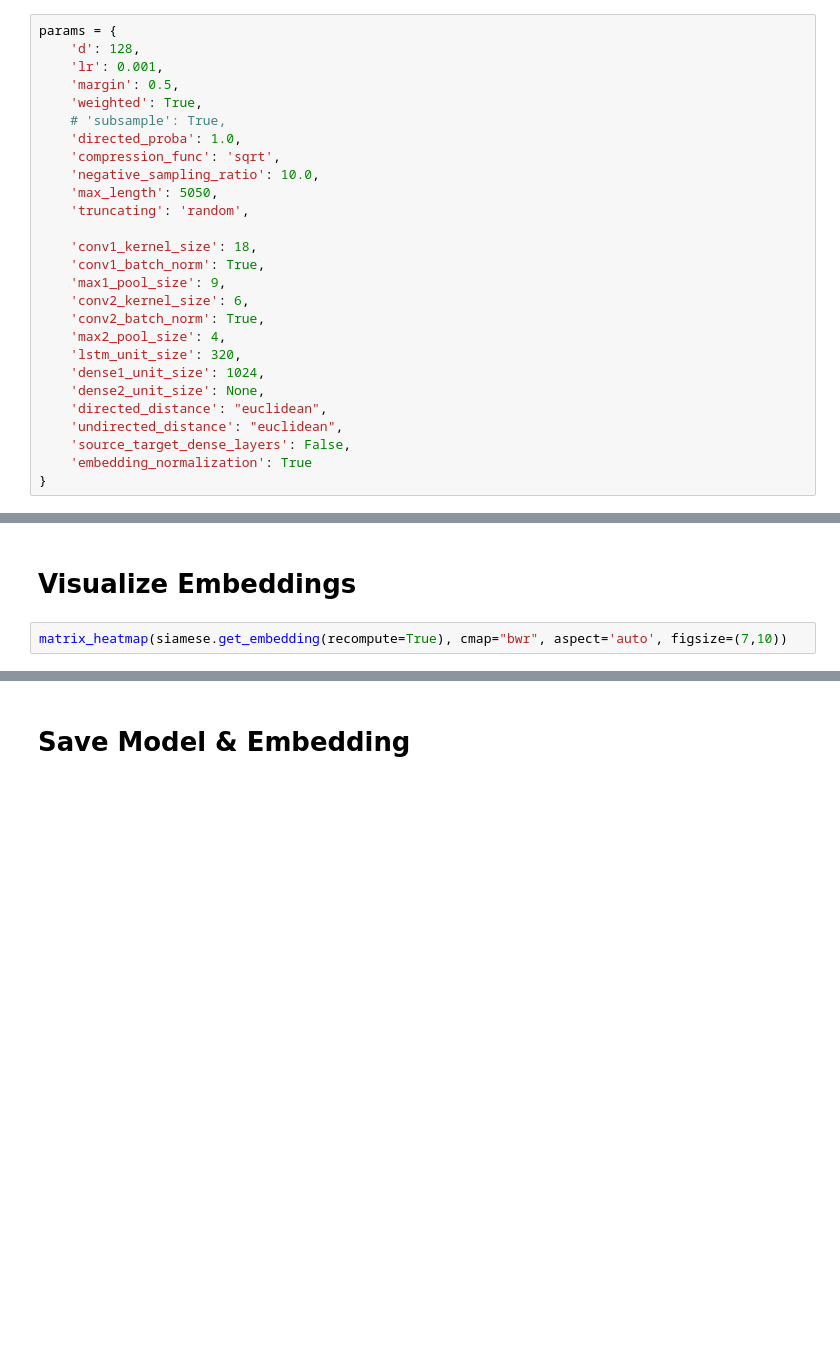
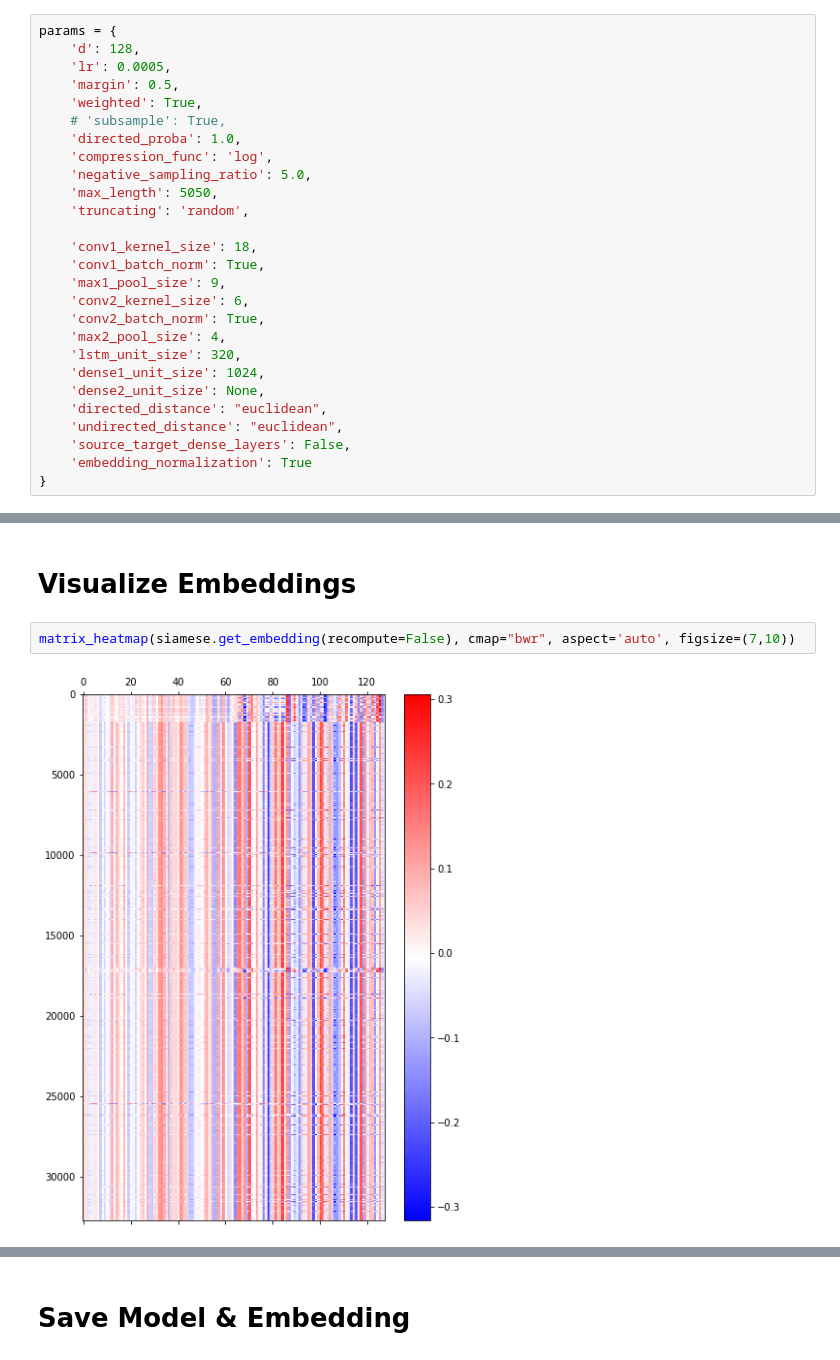
Before and after one commit to JonnyTran/MultiOmicsGraphEmbedding, a Jupyter notebook: Siamese Graph Embedding.ipynb, the cells around one changed output, grey strips where cells are left out. Saved outputs shown, nothing was run; the diff lists cells and outputs as text; blank space fills up the shorter version.

```diff
--- a/Siamese Graph Embedding.ipynb
+++ b/Siamese Graph Embedding.ipynb
@@ -75,13 +84,13 @@ Name: Transcript length, dtype: int64
 # %%
 params = {
     'd': 128,
-    'lr': 0.001,
+    'lr': 0.0005,
     'margin': 0.5,
     'weighted': True,
     # 'subsample': True,
     'directed_proba': 1.0,
-    'compression_func': 'sqrt',
-    'negative_sampling_ratio': 10.0,
+    'compression_func': 'log',
+    'negative_sampling_ratio': 5.0,
     'max_length': 5050,
     'truncating': 'random',
 
@@ -183,6 +195,8 @@ Epoch 1/30
 # %% [markdown]
 # Visualize Embeddings
 # %%
-matrix_heatmap(siamese.get_embedding(recompute=True), cmap="bwr", aspect='auto', figsize=(7,10))
+matrix_heatmap(siamese.get_embedding(recompute=False), cmap="bwr", aspect='auto', figsize=(7,10))
+# %% [output]
+[figure, added]
 # %%
 delattr(siamese, "reconstructed_adj") if hasattr(siamese, "reconstructed_adj") else None
```
Also changed, not shown: parts of 17 cells of this notebook, 5 other files.
